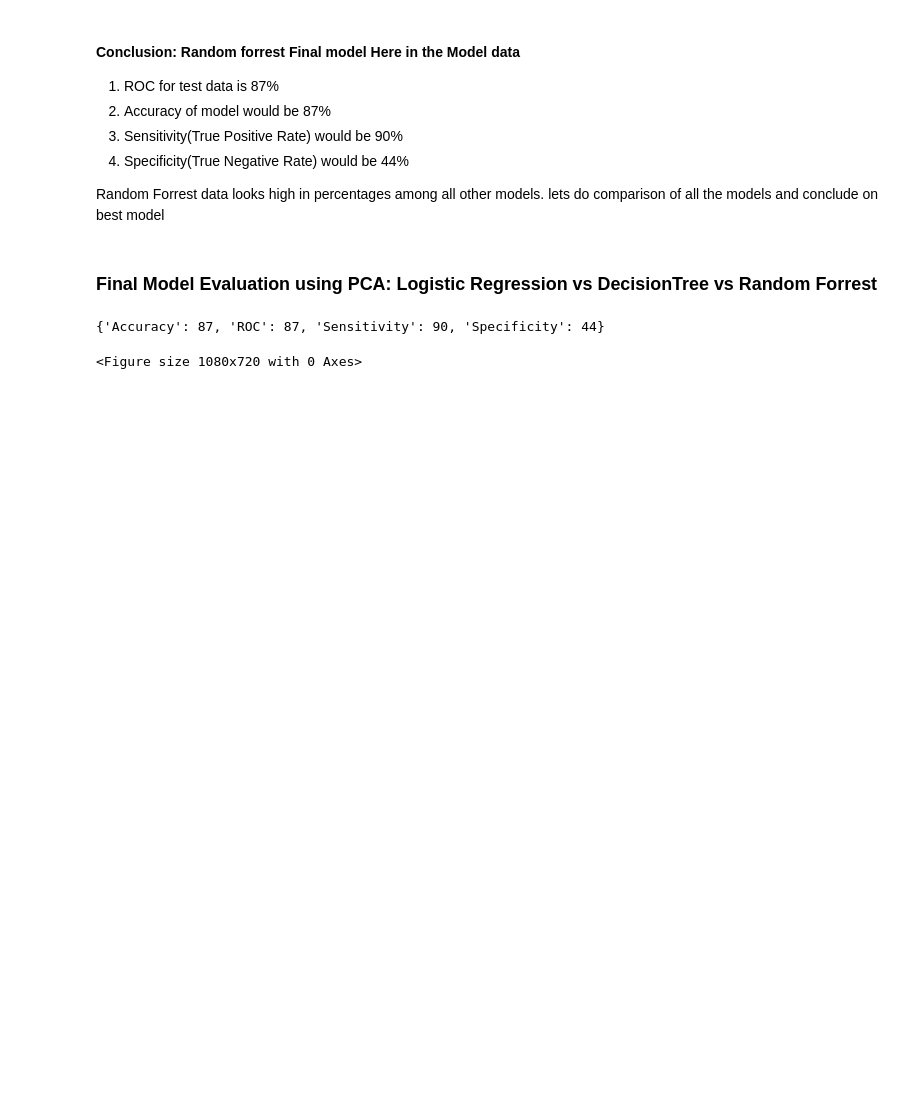
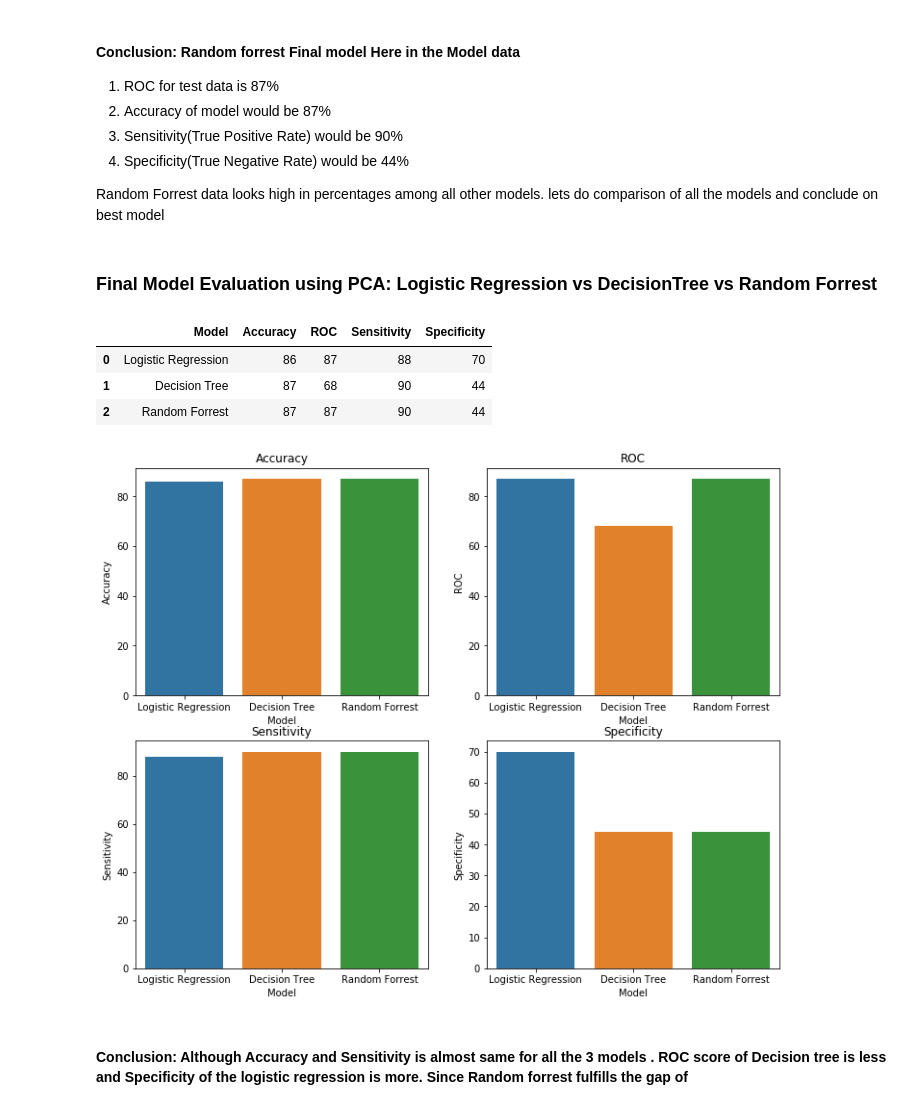
Before and after one commit to murthy605/TelecomChurn, a Jupyter notebook: Hari_Krishna_TelecomChurnCaseStudy.ipynb, the cells around one changed output. Cells and saved outputs as stored; diff of their text form; code cells hidden in the pictures; blank space fills up the shorter version.

Commit message:
Conclusion on PCA models

```diff
--- a/Hari_Krishna_TelecomChurnCaseStudy.ipynb
+++ b/Hari_Krishna_TelecomChurnCaseStudy.ipynb
@@ -899,7 +899,8 @@ plt.show()
 4. Sensitivity(True Positive Rate) would be 88%
 5. Specificity(True Negative Rate) would be 70%
 # %%
-LogisticRegressionScore ={'Accuracy': 86,
+LogisticRegressionScore ={'Model': 'Logistic Regression',
+    'Accuracy': 86,
      'ROC': 87,
      'Sensitivity': 88,
      'Specificity': 70,
@@ -1084,7 +1085,8 @@ FPR 0.1100585121203678
 FNR 0.5537190082644629
 ROC 0.68
 # %%
-DecisionTree_Score ={'Accuracy': 87,
+DecisionTree_Score ={'Model': 'Decision Tree',
+     'Accuracy': 87,
      'ROC': 68,
      'Sensitivity': 90,
      'Specificity': 44,
@@ -1235,7 +1237,8 @@ FPR 0.1100585121203678
 FNR 0.5537190082644629
 ROC 0.87
 # %%
-Rf_Score ={'Accuracy': 87,
+Rf_Score ={'Model': 'Random Forrest',
+    'Accuracy': 87,
      'ROC': 87,
      'Sensitivity': 90,
      'Specificity': 44,
@@ -1254,14 +1257,25 @@ print(Rf_Score)
 Random Forrest data looks high in percentages among all other models. lets do comparison of all the models and conclude on best model
 # %% [markdown]
 ### Final Model Evaluation using PCA: Logistic Regression vs DecisionTree vs Random Forrest
-# %%
-#lets Plot Accuracy comparison
-
-plt.figure(figsize=(15,10))
-LogisticRegressionScore
-DecisionTree_Score
-Rf_Score
-#sns.barplot(LogisticRegressionScore.get('Accuracy'))
-# %% [output]
-{'Accuracy': 87, 'ROC': 87, 'Sensitivity': 90, 'Specificity': 44}
-<Figure size 1080x720 with 0 Axes>
+# %%
+#lets create a dataframe so that we can plot easily
+
+Model_eval_df = pd.DataFrame([LogisticRegressionScore, DecisionTree_Score, Rf_Score])
+Model_eval_df.head()
+# %% [output]
+|  | Model | Accuracy | ROC | Sensitivity | Specificity |
+| 0 | Logistic Regression | 86 | 87 | 88 | 70 |
+| 1 | Decision Tree | 87 | 68 | 90 | 44 |
+| 2 | Random Forrest | 87 | 87 | 90 | 44 |
+# %%
+#plot the comparison graphs for all the 3 models
+plt.figure(figsize=(12,20))
+
+for i in range(0,4):
+    plt.subplot(4,2,i+1)
+    plt.title(Model_eval_df.columns[i+1])
+    sns.barplot(x = 'Model', y = Model_eval_df.columns[i+1], data = Model_eval_df)
+# %% [output]
+[figure, added]
+# %% [markdown]
+#### Conclusion: Although Accuracy and Sensitivity is almost same for all the 3 models . ROC score of Decision tree is less and Specificity of the logistic regression is more. Since Random forrest fulfills the gap of
```
Also changed, not shown: parts of 3 cells of this notebook.
